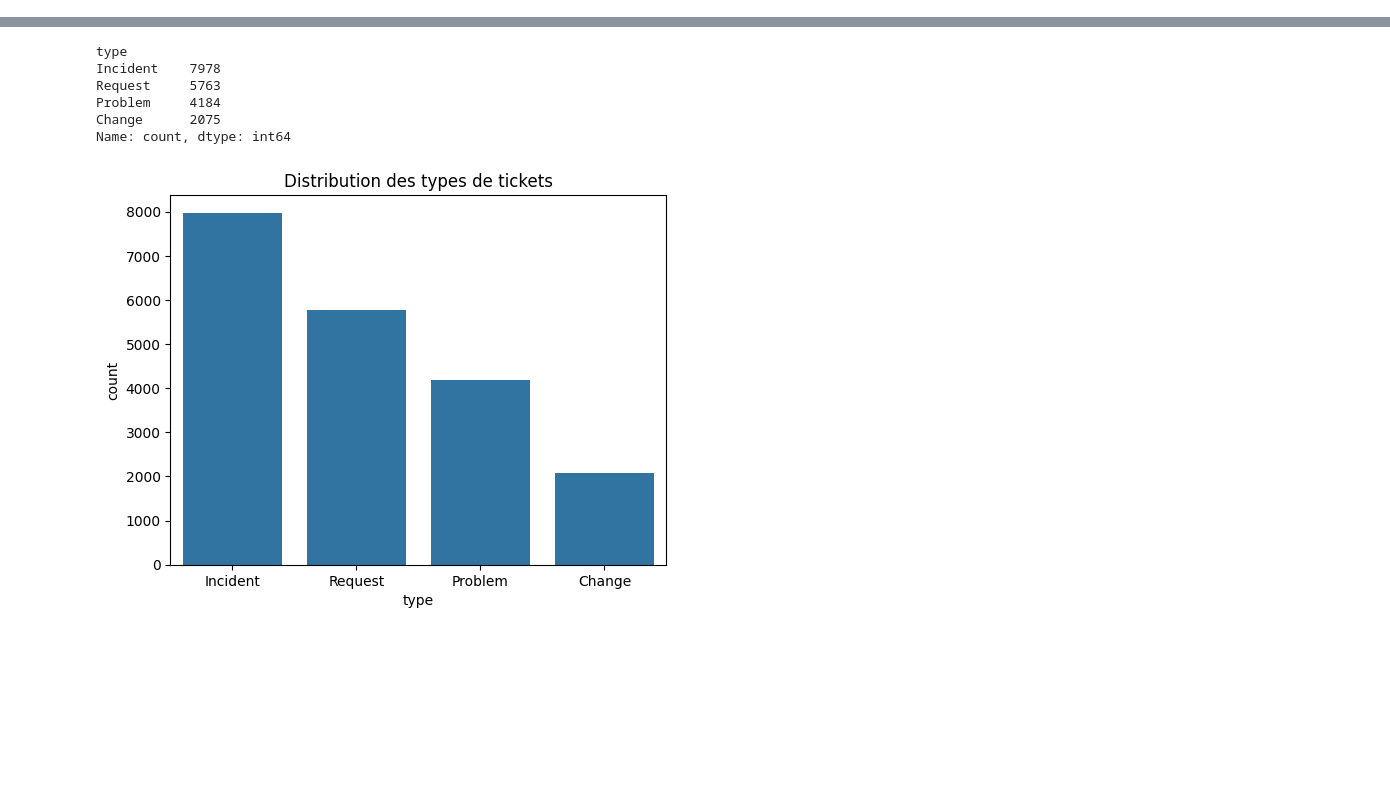
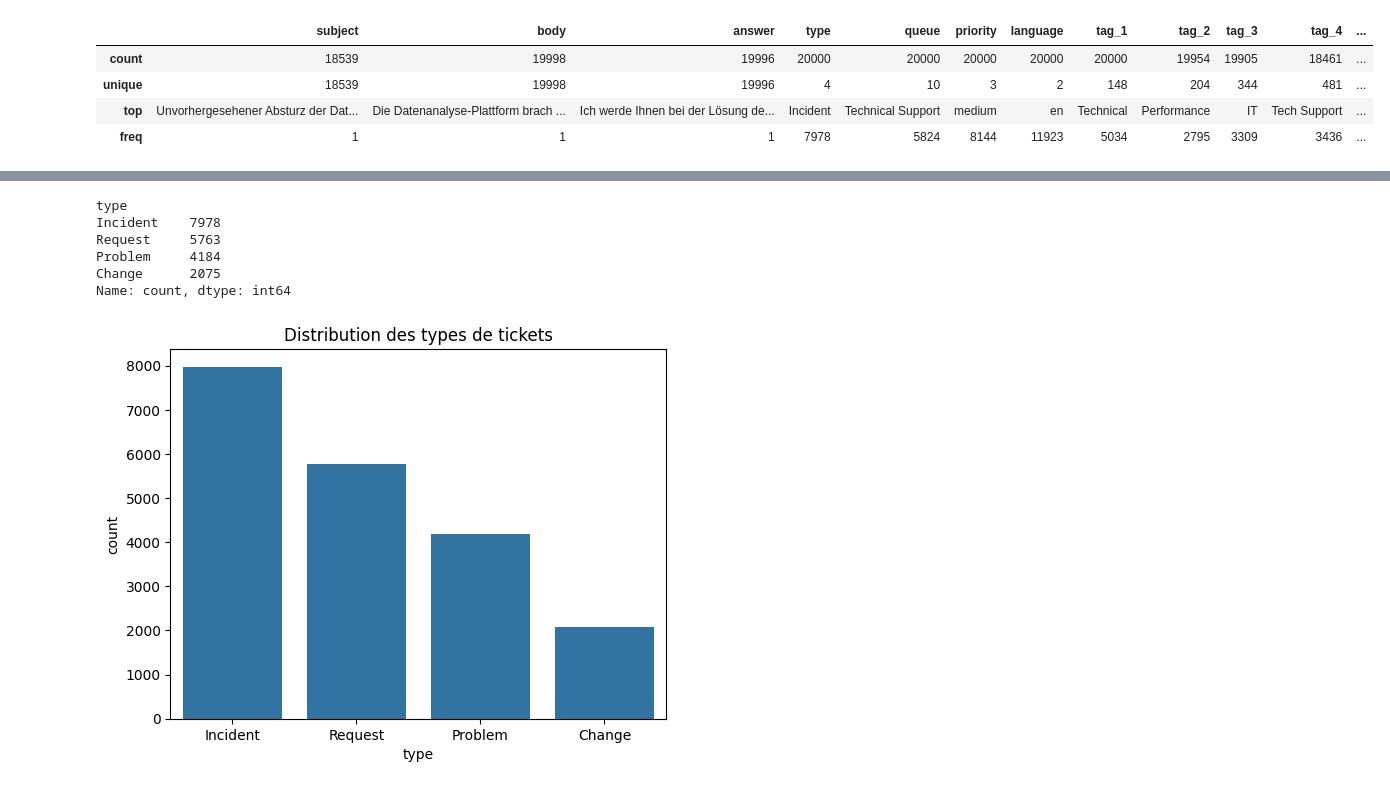
Before and after one commit to Assma-IBIKAS/SmartTicket-NLP-Pipeline, a Jupyter notebook: notebooks/EDA & preprocessing NLP.ipynb, the cells around one changed output, grey strips where cells are left out. Cells and saved outputs as stored; diff of their text form; code cells hidden in the pictures; blank space fills up the shorter version.

```diff
--- a/notebooks/EDA & preprocessing NLP.ipynb
+++ b/notebooks/EDA & preprocessing NLP.ipynb
@@ -15,0 +36,8 @@ Shape du dataset : (20000, 15)
+# %%
+df.describe()
+# %% [output]
+|  | subject | body | answer | type | queue | priority | language | tag_1 | tag_2 | tag_3 | tag_4 | ... |
+| count | 18539 | 19998 | 19996 | 20000 | 20000 | 20000 | 20000 | 20000 | 19954 | 19905 | 18461 | ... |
+| unique | 18539 | 19998 | 19996 | 4 | 10 | 3 | 2 | 148 | 204 | 344 | 481 | ... |
+| top | Unvorhergesehener Absturz der Dat... | Die Datenanalyse-Plattform brach ... | Ich werde Ihnen bei der Lösung de... | Incident | Technical Support | medium | en | Technical | Performance | IT | Tech Support | ... |
+| freq | 1 | 1 | 1 | 7978 | 5824 | 8144 | 11923 | 5034 | 2795 | 3309 | 3436 | ... |
```
Also changed, not shown: parts of 3 cells of this notebook.
